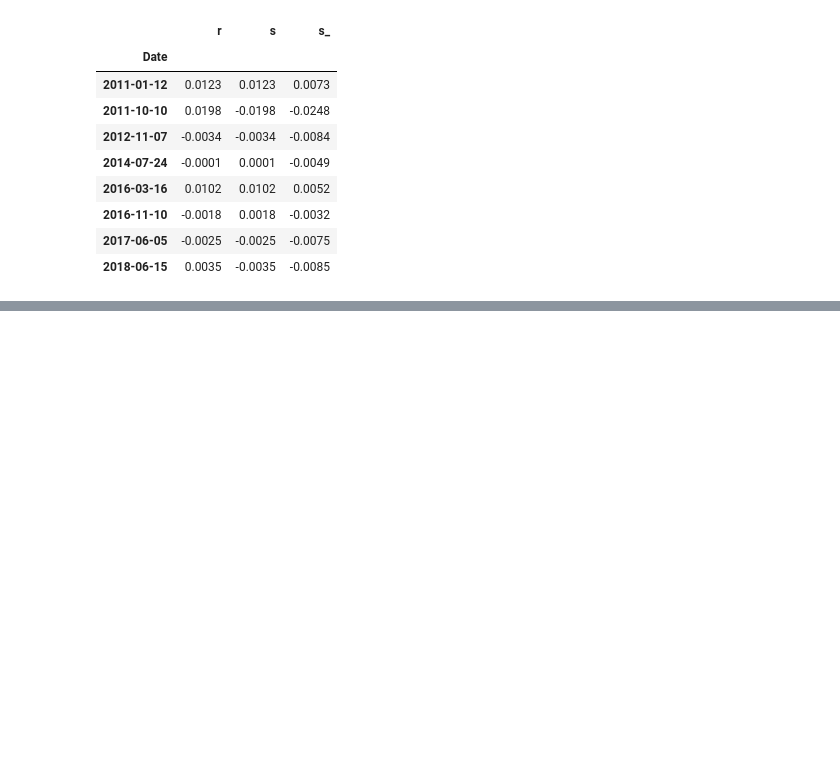
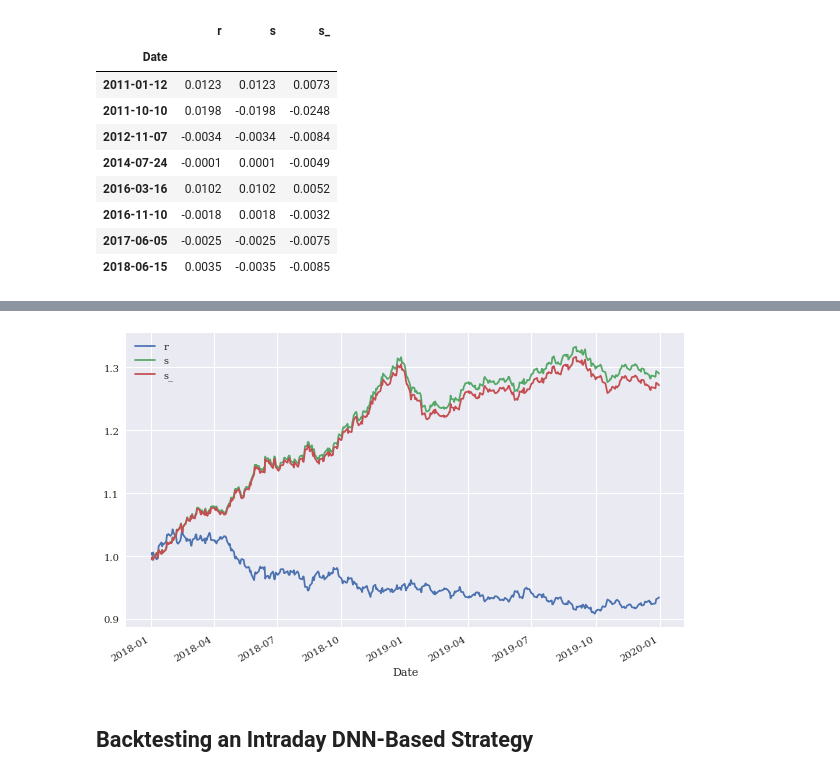
Before and after one commit to michaelsyao/AI_in_Finance, a Jupyter notebook: 10_vectorized_backtesting.ipynb, the cells around one changed output, grey strips where cells are left out. Saved outputs shown, nothing was run; the diff lists cells and outputs as text; code cells hidden in the pictures; blank space fills up the shorter version.

```diff
--- a/10_vectorized_backtesting.ipynb
+++ b/10_vectorized_backtesting.ipynb
@@ -103,0 +317,5 @@ data[['r', 's', 's_']][data['p'].diff() != 0]
+# %%
+test['s_'] = np.where(test['p'].diff() != 0,
+                      test['s'] - pc, test['s'])
+# %%
+test['s_'].iloc[-1] -= pc
@@ -103,0 +336,6 @@ data[['r', 's', 's_']][data['p'].diff() != 0]
+# %%
+test[['r', 's', 's_']].cumsum().apply(np.exp).plot(figsize=(10, 6));
+# %% [output]
+[figure, added]
+# %% [markdown]
+## Backtesting an Intraday DNN-Based Strategy
```
Also changed, not shown: parts of 88 cells of this notebook.
